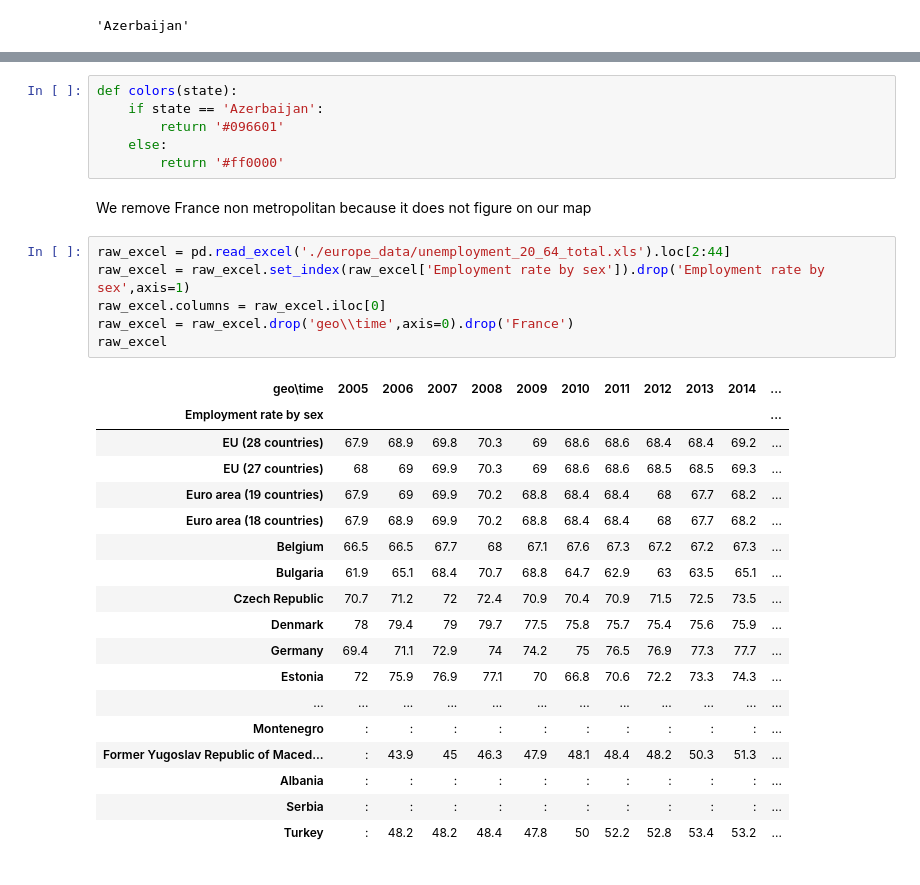
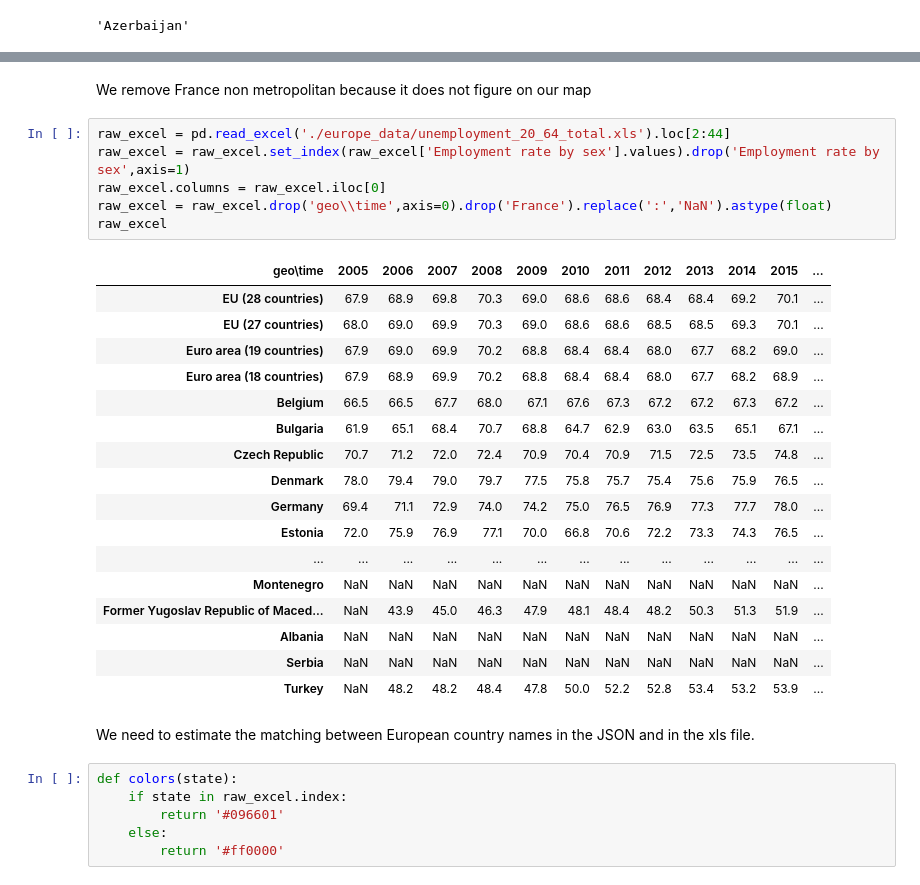
Before and after one commit to adrienruault/ada_molmaru, a Jupyter notebook: Homework03/Homework03part1.ipynb, the cells around one changed output, grey strips where cells are left out. Cells and saved outputs as stored; diff of their text form.

```diff
--- a/Homework03/Homework03part1.ipynb
+++ b/Homework03/Homework03part1.ipynb
@@ -33,36 +34,37 @@ folium.TopoJson(
 m_europe
 # %% [output]
 [interactive output not drawn]
-# %%
-def colors(state):
-    if state == 'Azerbaijan':
-        return '#096601'
-    else:
-        return '#ff0000'
 # %% [markdown]
 We remove France non metropolitan because it does not figure on our map
 # %%
 raw_excel = pd.read_excel('./europe_data/unemployment_20_64_total.xls').loc[2:44]
-raw_excel = raw_excel.set_index(raw_excel['Employment rate by sex']).drop('Employment rate by sex',axis=1)
+raw_excel = raw_excel.set_index(raw_excel['Employment rate by sex'].values).drop('Employment rate by sex',axis=1)
 raw_excel.columns = raw_excel.iloc[0]
-raw_excel = raw_excel.drop('geo\\time',axis=0).drop('France')
+raw_excel = raw_excel.drop('geo\\time',axis=0).drop('France').replace(':','NaN').astype(float)
 raw_excel
 # %% [output]
-| geo\time | 2005 | 2006 | 2007 | 2008 | 2009 | 2010 | 2011 | 2012 | 2013 | 2014 | ... |
-| Employment rate by sex |  |  |  |  |  |  |  |  |  |  | ... |
-| EU (28 countries) | 67.9 | 68.9 | 69.8 | 70.3 | 69 | 68.6 | 68.6 | 68.4 | 68.4 | 69.2 | ... |
-| EU (27 countries) | 68 | 69 | 69.9 | 70.3 | 69 | 68.6 | 68.6 | 68.5 | 68.5 | 69.3 | ... |
-| Euro area (19 countries) | 67.9 | 69 | 69.9 | 70.2 | 68.8 | 68.4 | 68.4 | 68 | 67.7 | 68.2 | ... |
-| Euro area (18 countries) | 67.9 | 68.9 | 69.9 | 70.2 | 68.8 | 68.4 | 68.4 | 68 | 67.7 | 68.2 | ... |
-| Belgium | 66.5 | 66.5 | 67.7 | 68 | 67.1 | 67.6 | 67.3 | 67.2 | 67.2 | 67.3 | ... |
-| Bulgaria | 61.9 | 65.1 | 68.4 | 70.7 | 68.8 | 64.7 | 62.9 | 63 | 63.5 | 65.1 | ... |
-| Czech Republic | 70.7 | 71.2 | 72 | 72.4 | 70.9 | 70.4 | 70.9 | 71.5 | 72.5 | 73.5 | ... |
-| Denmark | 78 | 79.4 | 79 | 79.7 | 77.5 | 75.8 | 75.7 | 75.4 | 75.6 | 75.9 | ... |
-| Germany | 69.4 | 71.1 | 72.9 | 74 | 74.2 | 75 | 76.5 | 76.9 | 77.3 | 77.7 | ... |
-| Estonia | 72 | 75.9 | 76.9 | 77.1 | 70 | 66.8 | 70.6 | 72.2 | 73.3 | 74.3 | ... |
-| ... | ... | ... | ... | ... | ... | ... | ... | ... | ... | ... | ... |
-| Montenegro | : | : | : | : | : | : | : | : | : | : | ... |
-| Former Yugoslav Republic of Maced... | : | 43.9 | 45 | 46.3 | 47.9 | 48.1 | 48.4 | 48.2 | 50.3 | 51.3 | ... |
-| Albania | : | : | : | : | : | : | : | : | : | : | ... |
-| Serbia | : | : | : | : | : | : | : | : | : | : | ... |
-| Turkey | : | 48.2 | 48.2 | 48.4 | 47.8 | 50 | 52.2 | 52.8 | 53.4 | 53.2 | ... |
+| geo\time | 2005 | 2006 | 2007 | 2008 | 2009 | 2010 | 2011 | 2012 | 2013 | 2014 | 2015 | ... |
+| EU (28 countries) | 67.9 | 68.9 | 69.8 | 70.3 | 69.0 | 68.6 | 68.6 | 68.4 | 68.4 | 69.2 | 70.1 | ... |
+| EU (27 countries) | 68.0 | 69.0 | 69.9 | 70.3 | 69.0 | 68.6 | 68.6 | 68.5 | 68.5 | 69.3 | 70.1 | ... |
+| Euro area (19 countries) | 67.9 | 69.0 | 69.9 | 70.2 | 68.8 | 68.4 | 68.4 | 68.0 | 67.7 | 68.2 | 69.0 | ... |
+| Euro area (18 countries) | 67.9 | 68.9 | 69.9 | 70.2 | 68.8 | 68.4 | 68.4 | 68.0 | 67.7 | 68.2 | 68.9 | ... |
+| Belgium | 66.5 | 66.5 | 67.7 | 68.0 | 67.1 | 67.6 | 67.3 | 67.2 | 67.2 | 67.3 | 67.2 | ... |
+| Bulgaria | 61.9 | 65.1 | 68.4 | 70.7 | 68.8 | 64.7 | 62.9 | 63.0 | 63.5 | 65.1 | 67.1 | ... |
+| Czech Republic | 70.7 | 71.2 | 72.0 | 72.4 | 70.9 | 70.4 | 70.9 | 71.5 | 72.5 | 73.5 | 74.8 | ... |
+| Denmark | 78.0 | 79.4 | 79.0 | 79.7 | 77.5 | 75.8 | 75.7 | 75.4 | 75.6 | 75.9 | 76.5 | ... |
+| Germany | 69.4 | 71.1 | 72.9 | 74.0 | 74.2 | 75.0 | 76.5 | 76.9 | 77.3 | 77.7 | 78.0 | ... |
+| Estonia | 72.0 | 75.9 | 76.9 | 77.1 | 70.0 | 66.8 | 70.6 | 72.2 | 73.3 | 74.3 | 76.5 | ... |
+| ... | ... | ... | ... | ... | ... | ... | ... | ... | ... | ... | ... | ... |
+| Montenegro | NaN | NaN | NaN | NaN | NaN | NaN | NaN | NaN | NaN | NaN | NaN | ... |
+| Former Yugoslav Republic of Maced... | NaN | 43.9 | 45.0 | 46.3 | 47.9 | 48.1 | 48.4 | 48.2 | 50.3 | 51.3 | 51.9 | ... |
+| Albania | NaN | NaN | NaN | NaN | NaN | NaN | NaN | NaN | NaN | NaN | NaN | ... |
+| Serbia | NaN | NaN | NaN | NaN | NaN | NaN | NaN | NaN | NaN | NaN | NaN | ... |
+| Turkey | NaN | 48.2 | 48.2 | 48.4 | 47.8 | 50.0 | 52.2 | 52.8 | 53.4 | 53.2 | 53.9 | ... |
+# %% [markdown]
+We need to estimate the matching between European country names in the JSON and in the xls file.
+# %%
+def colors(state):
+    if state in raw_excel.index:
+        return '#096601'
+    else:
+        return '#ff0000'
```
Also changed, not shown: parts of 5 cells of this notebook, 3 other files.
